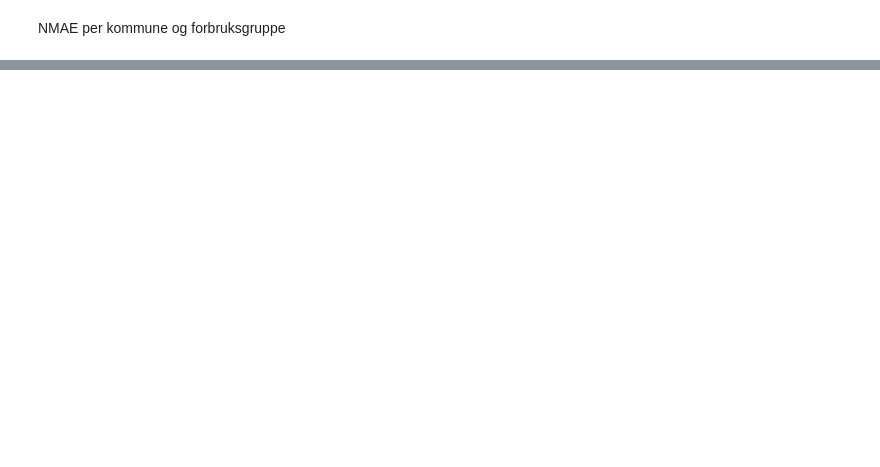
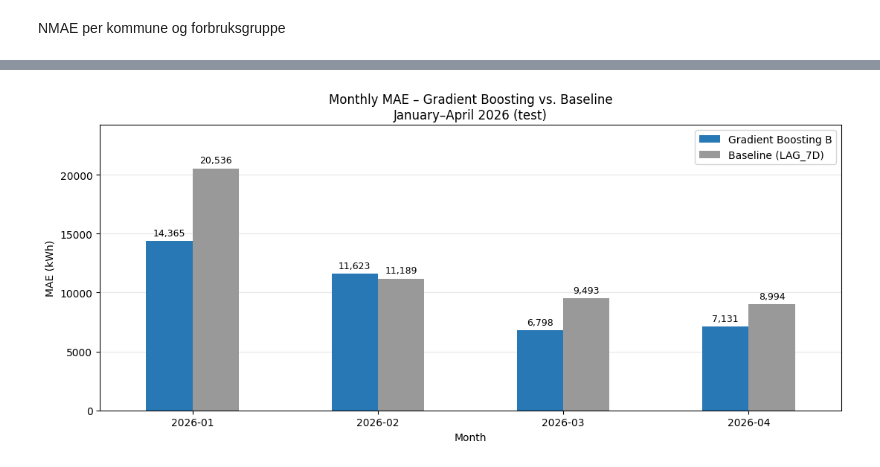
Before and after one commit to jsandtangen/consumption-intelligence, a Jupyter notebook: notebooks/03_Feature_engineering.ipynb, the cells around one changed output, grey strips where cells are left out. Drawn from its saved outputs; the diff is of its cells as text; code cells hidden in the pictures; blank space fills up the shorter version.

```diff
--- a/notebooks/03_Feature_engineering.ipynb
+++ b/notebooks/03_Feature_engineering.ipynb
@@ -1106,7 +1109,7 @@ errors = []
 
 for _, row in sample_check.iterrows():
     for days, feature in [
-        (2, "LAG_2D"),
+        (3, "LAG_3D"),
         (7, "LAG_7D")
     ]:
         historical = df[
@@ -1144,5 +1147,5 @@ Kontroll av PREV_DAY_MEAN
 # %%
-# Kontroller PREV_DAY_MEAN
+# Kontroller MEAN_3D
 sample_check = validation.sample(
     n=1000,
     random_state=42
@@ -1153,7 +1156,7 @@ errors = []
 for _, row in sample_check.iterrows():
 
     previous_date = (
-        row["DATE_KEY"] - pd.Timedelta(days=2)
+        row["DATE_KEY"] - pd.Timedelta(days=3)
     )
 
     historical = df[
@@ -1167,7 +1170,7 @@ for _, row in sample_check.iterrows():
         continue
 
     expected = historical["VOLUM_KWH"].mean()
-    actual = row["PREV_DAY_MEAN"]
+    actual = row["MEAN_3D"]
 
     if not np.isclose(
         expected,
@@ -1732,0 +2159,21 @@ Kristiansand       Industri  4410.92              92145.01    4.79
+# %%
+test_monthly_mae = (
+    monthly_results.loc[monthly_results["Periode"] == "Uavhengig test"]
+    .sort_values("Måned")
+    .set_index("Måned")[["MAE_modell", "MAE_baseline"]]
+    .rename(columns={"MAE_modell": "Gradient Boosting B", "MAE_baseline": "Baseline (LAG_7D)"})
+)
+
+ax = test_monthly_mae.plot.bar(figsize=(11, 5), color=["#2878B5", "#999999"], rot=0)
+for container in ax.containers:
+    ax.bar_label(container, fmt="{:,.0f}", padding=3, fontsize=9)
+ax.set(title="Monthly MAE – Gradient Boosting vs. Baseline\nJanuary–April 2026 (test)",
+       xlabel="Month", ylabel="MAE (kWh)")
+ax.set_ylim(0, test_monthly_mae.to_numpy().max() * 1.18)
+ax.grid(axis="y", alpha=0.3)
+ax.set_axisbelow(True)
+ax.legend()
+ax.figure.tight_layout()
+plt.show()
+# %% [output]
+[figure, added]
```
Also changed, not shown: parts of 48 cells of this notebook, 14 other files.
